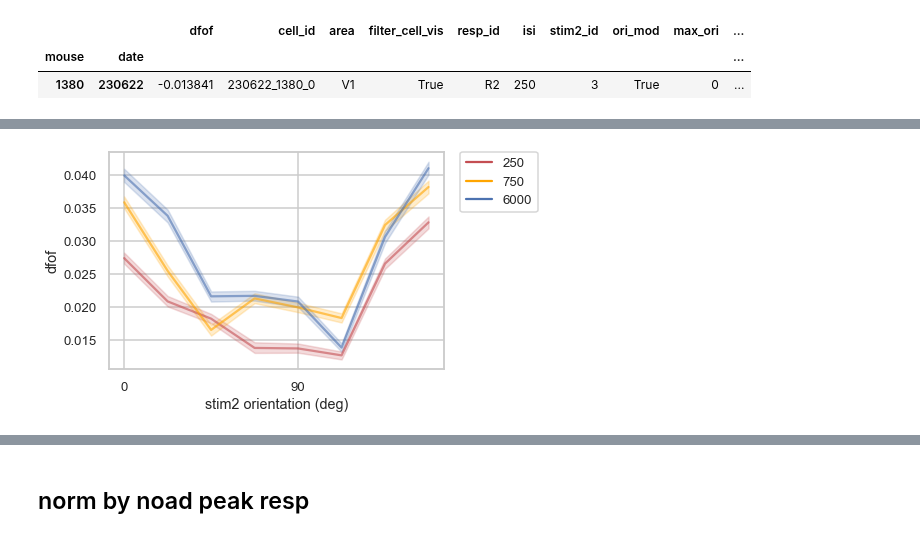
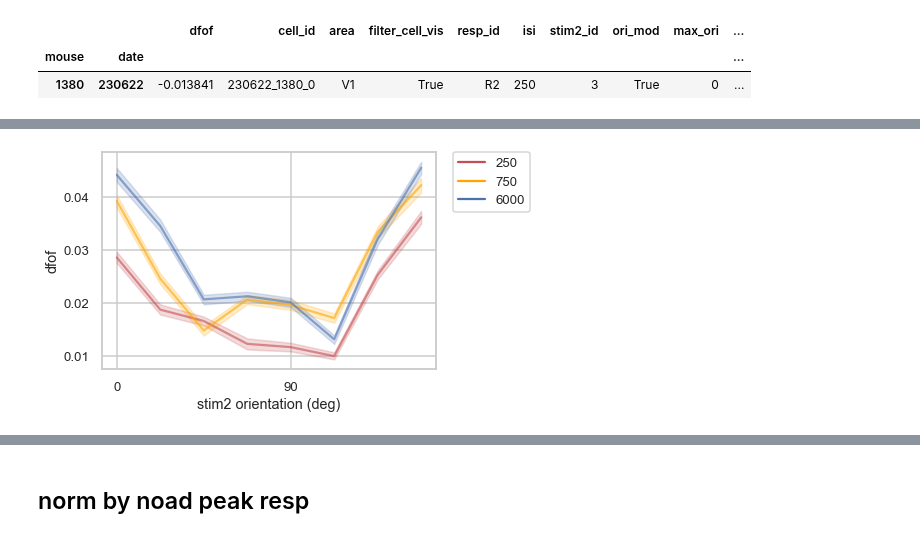
Before and after one commit to lanluo9/inter, a Jupyter notebook: scripts/ipynb/tuning_bias_multisess.ipynb, the cells around one changed output, grey strips where cells are left out. Drawn from its saved outputs; the diff is of its cells as text; code cells hidden in the pictures.

Commit message:
well-max with 10 bootstraps improves fig2E. running 1k boot

```diff
--- a/scripts/ipynb/tuning_bias_multisess.ipynb
+++ b/scripts/ipynb/tuning_bias_multisess.ipynb
@@ -461,7 +460,7 @@ min(df_nrep.values.flatten())
 ## construct tuning_vec column
 
 max_ori_bootstrap = np.array([])
-nboot = 10
+nboot = 1000
 
 for iboot in tqdm(range(nboot)):
     max_ori = (df_tidy[df_tidy.resp_id == 'R2'] # only R2 has diff ori
@@ -493,0 +477,29 @@ print(max_ori_boot_freq[10:30])
+# %%
+max_ori_bootstrap = max_ori_bootstrap.reshape(nboot, -1) # reshape max_ori_bootstrap to: nboot x (ncell x nisi)
+
+## sort max_ori_bootstrap in each col (across boots)
+max_ori_bootstrap = np.sort(max_ori_bootstrap, axis=0)
+# sns.heatmap(max_ori_bootstrap[:, 10:30], cmap='viridis', cbar=True, annot=True);
+
+## query values at ith and (100-i)th percentile to see if their diff > 1
+percentile = 5 # NOTE: strictness of well-max can be adjusted here
+max_ori_boot_low = np.percentile(max_ori_bootstrap, percentile, axis=0)
+max_ori_boot_high = np.percentile(max_ori_bootstrap, 100-percentile, axis=0)
+max_ori_boot_var = max_ori_boot_high - max_ori_boot_low
+max_ori_boot_var.shape # df_tidy.cell_id.nunique() x df_tidy.isi.nunique() = 160 x 3
+
+## use max_ori_boot_var to get filter_cell_well_max
+filter_cell_well_max = ((max_ori_boot_var <= 1) | (max_ori_boot_var == 7)) # 7 is equivalent to 1, due to circularity. NOTE: strictness of well-max can be adjusted here too
+# plt.plot(max_ori_boot_var[10:30], color='k');
+# plt.plot(filter_cell_well_max[10:30], color='r');
+
+## merge filter_cell_well_max with df
+df_well_max = (df_tidy[df_tidy.resp_id == 'R2'][['cell_id', 'isi']]
+                .groupby(['cell_id', 'isi'])
+                .first() # get first trial per cell, isi
+                .reset_index() # due to prev groupby, cell_id and isi are in the same order as max_ori
+                )
+df_well_max['filter_cell_well_max'] = filter_cell_well_max
+# df_well_max.filter_cell_well_max.sum() / df_well_max.shape[0]
+
+df_well_max
@@ -594,6 +609,11 @@ df_lineplot = df_lineplot.merge(
       [['cell_id', 'ori_mod', 'max_ori', 'max_ori_dist', ]],
       on=['cell_id'], how='left') # only use isi 6000 (no adapter condition) to determine ori_mod, max_ori and max_ori_dist for each cell
 
+## inherit df_well_max['filter_cell_well_max']
+df_lineplot = df_lineplot.merge(
+      df_well_max,
+      on=['cell_id', 'isi'], how='left') # take filter_cell_well_max from df_well_max, for each cell and isi
+
 ## inherit tuning_vec from df_ori_mod, for each isi
 df_lineplot = df_lineplot.merge(
       df_ori_mod
@@ -658,18 +679,19 @@ Name: cell_id, dtype: int64
 # %%
 df_filter = df_lineplot[(df_lineplot.area == 'V1') # check V1 only
                     #    & (df_lineplot.ori_mod == True) # can also turn this off, though i don't see obvious improvement either
+                       & (df_lineplot.filter_cell_well_max == True)
                        & (df_lineplot.filter_cell_vis == True)
                        ]
 
 sns.lineplot(data=df_filter, x='stim2_id', y='dfof', hue='isi', ci=68, alpha=0.6,
             # estimator=np.median,
             estimator=np.mean,
             palette=['r', 'orange', 'b'],)
 plt.xticks([0, 4], ['0', '90'])
 plt.xlabel('stim2 orientation (deg)')
 plt.legend(bbox_to_anchor=(1.05, 1), loc=2, borderaxespad=0.);
 # %% [output]
-[figure, old version]
+[figure, new version]
 # %%
 sns.lineplot(data=df_filter, x='max_ori_dist', y='dfof', hue='isi', ci=68, alpha=0.6,
             estimator=np.mean,
```
Also changed, not shown: parts of 18 cells of this notebook.
